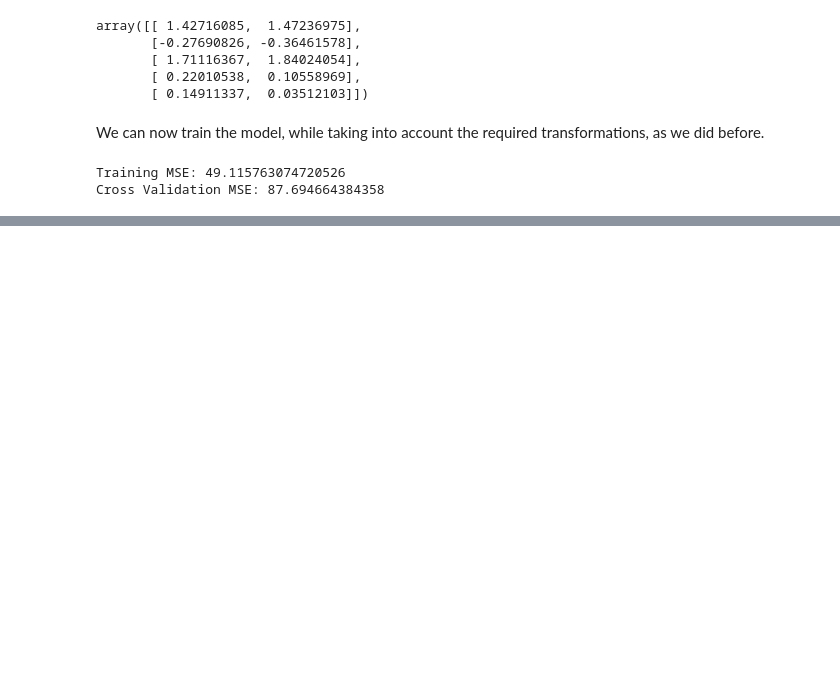
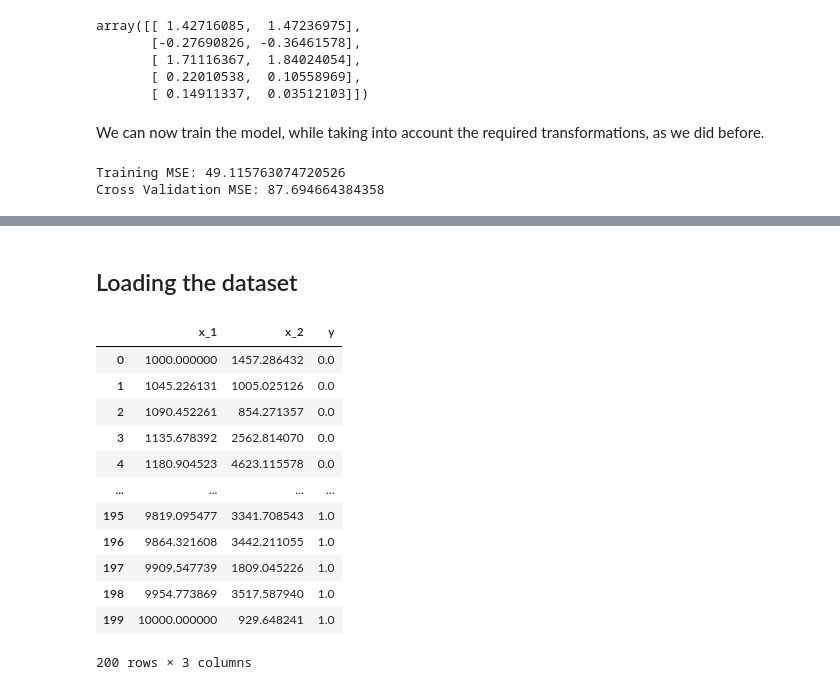
Before and after one commit to BaldPolnareff/ML_course, a Jupyter notebook: MODULE_2/model_evaluation_and_selection.ipynb, the cells around one changed output, grey strips where cells are left out. Cells and saved outputs as stored; diff of their text form; code cells hidden in the pictures; blank space fills up the shorter version.

```diff
--- a/MODULE_2/model_evaluation_and_selection.ipynb
+++ b/MODULE_2/model_evaluation_and_selection.ipynb
@@ -392,0 +634,20 @@ Cross Validation MSE: 87.694664384358
+# %% [markdown]
+## Loading the dataset
+# %%
+df_bc = pd.read_csv('data/Files/data_w3_ex2.csv')
+# %%
+df_bc
+# %% [output]
+|  | x_1 | x_2 | y |
+| 0 | 1000.000000 | 1457.286432 | 0.0 |
+| 1 | 1045.226131 | 1005.025126 | 0.0 |
+| 2 | 1090.452261 | 854.271357 | 0.0 |
+| 3 | 1135.678392 | 2562.814070 | 0.0 |
+| 4 | 1180.904523 | 4623.115578 | 0.0 |
+| ... | ... | ... | ... |
+| 195 | 9819.095477 | 3341.708543 | 1.0 |
+| 196 | 9864.321608 | 3442.211055 | 1.0 |
+| 197 | 9909.547739 | 1809.045226 | 1.0 |
+| 198 | 9954.773869 | 3517.587940 | 1.0 |
+| 199 | 10000.000000 | 929.648241 | 1.0 |
+200 rows × 3 columns
```
Also changed, not shown: parts of 34 cells of this notebook, 7 other files.
